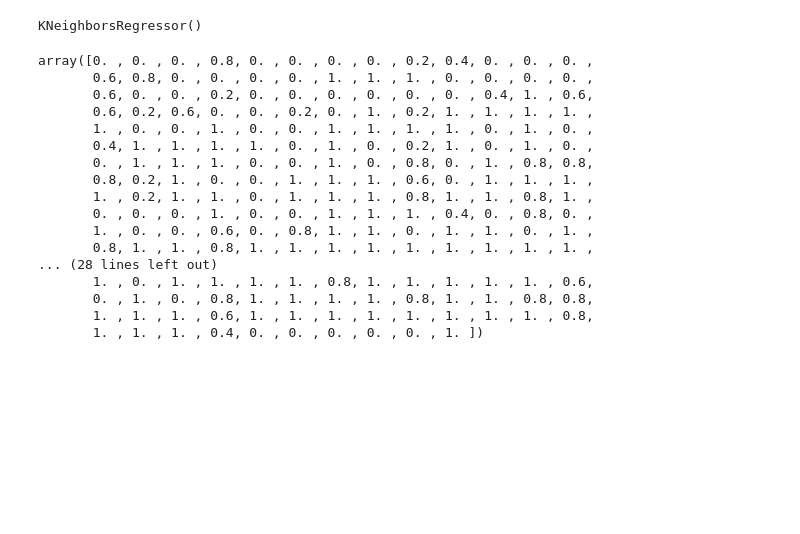
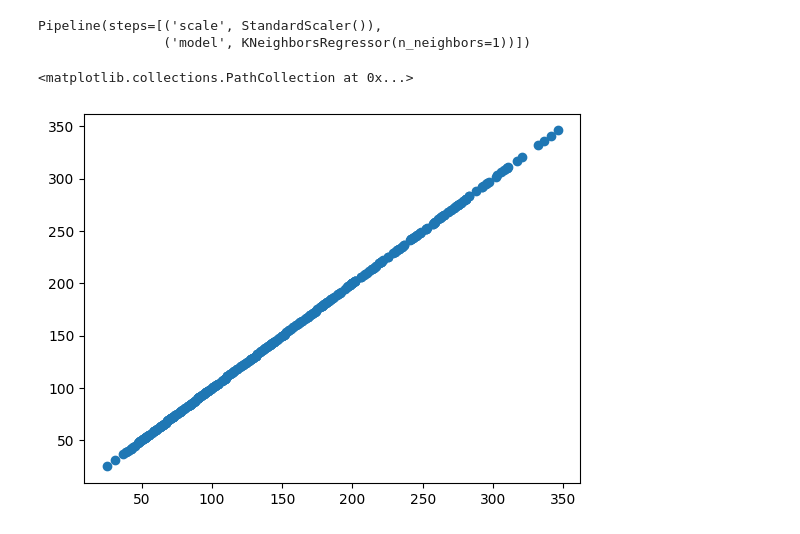
Before and after one commit to kiptootitus/scikit-learn, a Jupyter notebook: scikit-learn.ipynb, the cells around one changed output. Drawn from its saved outputs; the diff is of its cells as text; code cells hidden in the pictures; blank space fills up the shorter version.

```diff
--- a/scikit-learn.ipynb
+++ b/scikit-learn.ipynb
@@ -13,2 +9,7 @@ from sklearn.neighbors import KNeighborsRegressor
+# %%
+pipe = Pipeline ([
+  ("scale", StandardScaler()),
+  ("model", KNeighborsRegressor(n_neighbors=1))
+])
 # %%
-X, y= load_breast_cancer(return_X_y=True)
+X, y= load_diabetes(return_X_y=True)
@@ -17,24 +18,12 @@ mod = KNeighborsRegressor()
 # %%
-mod.fit(X, y)
+pipe.fit(X, y)
 # %% [output]
-KNeighborsRegressor()
+Pipeline(steps=[('scale', StandardScaler()),
+                ('model', KNeighborsRegressor(n_neighbors=1))])
 # %%
-mod.predict(X)
+pred = pipe.predict(X)
-# %% [output]
-array([0. , 0. , 0. , 0.8, 0. , 0. , 0. , 0. , 0.2, 0.4, 0. , 0. , 0. ,
-       0.6, 0.8, 0. , 0. , 0. , 0. , 1. , 1. , 1. , 0. , 0. , 0. , 0. ,
-       0.6, 0. , 0. , 0.2, 0. , 0. , 0. , 0. , 0. , 0. , 0.4, 1. , 0.6,
-       0.6, 0.2, 0.6, 0. , 0. , 0.2, 0. , 1. , 0.2, 1. , 1. , 1. , 1. ,
-       1. , 0. , 0. , 1. , 0. , 0. , 1. , 1. , 1. , 1. , 0. , 1. , 0. ,
-       0.4, 1. , 1. , 1. , 1. , 0. , 1. , 0. , 0.2, 1. , 0. , 1. , 0. ,
-       0. , 1. , 1. , 1. , 0. , 0. , 1. , 0. , 0.8, 0. , 1. , 0.8, 0.8,
-       0.8, 0.2, 1. , 0. , 0. , 1. , 1. , 1. , 0.6, 0. , 1. , 1. , 1. ,
-       1. , 0.2, 1. , 1. , 0. , 1. , 1. , 1. , 0.8, 1. , 1. , 0.8, 1. ,
-       0. , 0. , 0. , 1. , 0. , 0. , 1. , 1. , 1. , 0.4, 0. , 0.8, 0. ,
-       1. , 0. , 0. , 0.6, 0. , 0.8, 1. , 1. , 0. , 1. , 1. , 0. , 1. ,
-       0.8, 1. , 1. , 0.8, 1. , 1. , 1. , 1. , 1. , 1. , 1. , 1. , 1. ,
-... (28 lines left out)
-       1. , 0. , 1. , 1. , 1. , 1. , 0.8, 1. , 1. , 1. , 1. , 1. , 0.6,
-       0. , 1. , 0. , 0.8, 1. , 1. , 1. , 1. , 0.8, 1. , 1. , 0.8, 0.8,
-       1. , 1. , 1. , 0.6, 1. , 1. , 1. , 1. , 1. , 1. , 1. , 1. , 0.8,
-       1. , 1. , 1. , 0.4, 0. , 0. , 0. , 0. , 0. , 1. ])
+# %%
+plt.scatter(pred, y)
+# %% [output]
+<matplotlib.collections.PathCollection at 0x...>
+[figure, added]
```
Also changed, not shown: parts of 4 cells of this notebook.
